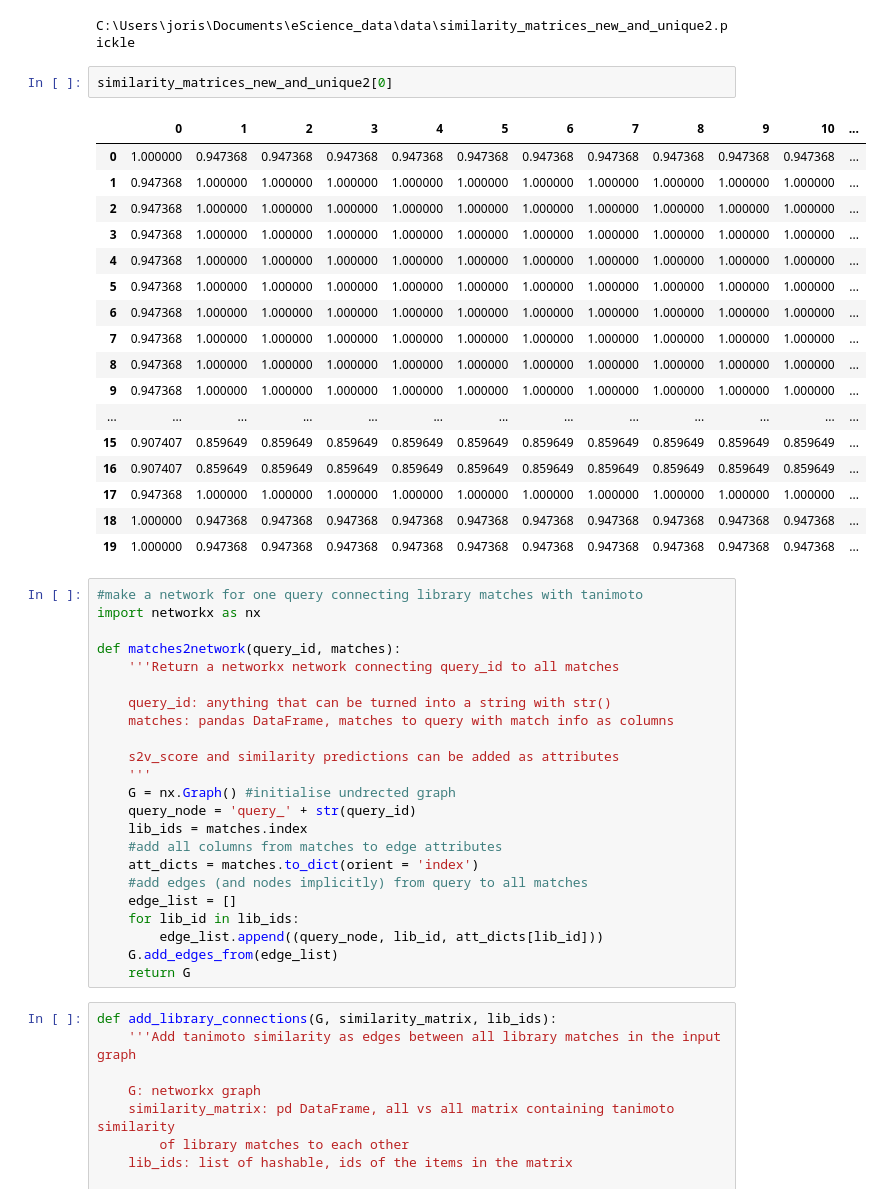
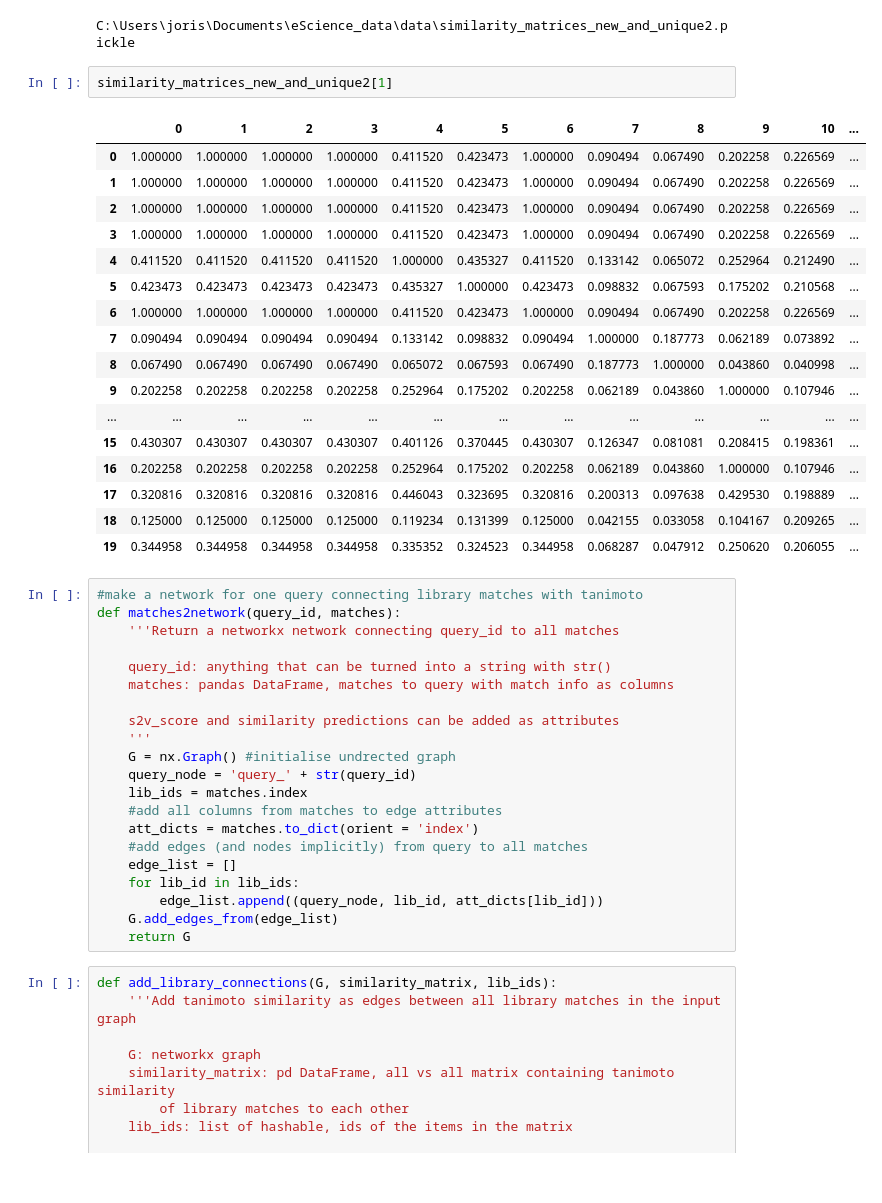
Before and after one commit to louwenjjr/improve_library_matching, a Jupyter notebook: 4-networks.ipynb, the cells around one changed output. Drawn from its saved outputs; the diff is of its cells as text.

```diff
--- a/4-networks.ipynb
+++ b/4-networks.ipynb
@@ -155,29 +178,27 @@ else:
 # %% [output]
 C:\Users\joris\Documents\eScience_data\data\similarity_matrices_new_and_unique2.pickle
 # %%
-similarity_matrices_new_and_unique2[0]
+similarity_matrices_new_and_unique2[1]
 # %% [output]
 |  | 0 | 1 | 2 | 3 | 4 | 5 | 6 | 7 | 8 | 9 | 10 | ... |
-| 0 | 1.000000 | 0.947368 | 0.947368 | 0.947368 | 0.947368 | 0.947368 | 0.947368 | 0.947368 | 0.947368 | 0.947368 | 0.947368 | ... |
-| 1 | 0.947368 | 1.000000 | 1.000000 | 1.000000 | 1.000000 | 1.000000 | 1.000000 | 1.000000 | 1.000000 | 1.000000 | 1.000000 | ... |
-| 2 | 0.947368 | 1.000000 | 1.000000 | 1.000000 | 1.000000 | 1.000000 | 1.000000 | 1.000000 | 1.000000 | 1.000000 | 1.000000 | ... |
-| 3 | 0.947368 | 1.000000 | 1.000000 | 1.000000 | 1.000000 | 1.000000 | 1.000000 | 1.000000 | 1.000000 | 1.000000 | 1.000000 | ... |
-| 4 | 0.947368 | 1.000000 | 1.000000 | 1.000000 | 1.000000 | 1.000000 | 1.000000 | 1.000000 | 1.000000 | 1.000000 | 1.000000 | ... |
-| 5 | 0.947368 | 1.000000 | 1.000000 | 1.000000 | 1.000000 | 1.000000 | 1.000000 | 1.000000 | 1.000000 | 1.000000 | 1.000000 | ... |
-| 6 | 0.947368 | 1.000000 | 1.000000 | 1.000000 | 1.000000 | 1.000000 | 1.000000 | 1.000000 | 1.000000 | 1.000000 | 1.000000 | ... |
-| 7 | 0.947368 | 1.000000 | 1.000000 | 1.000000 | 1.000000 | 1.000000 | 1.000000 | 1.000000 | 1.000000 | 1.000000 | 1.000000 | ... |
-| 8 | 0.947368 | 1.000000 | 1.000000 | 1.000000 | 1.000000 | 1.000000 | 1.000000 | 1.000000 | 1.000000 | 1.000000 | 1.000000 | ... |
-| 9 | 0.947368 | 1.000000 | 1.000000 | 1.000000 | 1.000000 | 1.000000 | 1.000000 | 1.000000 | 1.000000 | 1.000000 | 1.000000 | ... |
+| 0 | 1.000000 | 1.000000 | 1.000000 | 1.000000 | 0.411520 | 0.423473 | 1.000000 | 0.090494 | 0.067490 | 0.202258 | 0.226569 | ... |
+| 1 | 1.000000 | 1.000000 | 1.000000 | 1.000000 | 0.411520 | 0.423473 | 1.000000 | 0.090494 | 0.067490 | 0.202258 | 0.226569 | ... |
+| 2 | 1.000000 | 1.000000 | 1.000000 | 1.000000 | 0.411520 | 0.423473 | 1.000000 | 0.090494 | 0.067490 | 0.202258 | 0.226569 | ... |
+| 3 | 1.000000 | 1.000000 | 1.000000 | 1.000000 | 0.411520 | 0.423473 | 1.000000 | 0.090494 | 0.067490 | 0.202258 | 0.226569 | ... |
+| 4 | 0.411520 | 0.411520 | 0.411520 | 0.411520 | 1.000000 | 0.435327 | 0.411520 | 0.133142 | 0.065072 | 0.252964 | 0.212490 | ... |
+| 5 | 0.423473 | 0.423473 | 0.423473 | 0.423473 | 0.435327 | 1.000000 | 0.423473 | 0.098832 | 0.067593 | 0.175202 | 0.210568 | ... |
+| 6 | 1.000000 | 1.000000 | 1.000000 | 1.000000 | 0.411520 | 0.423473 | 1.000000 | 0.090494 | 0.067490 | 0.202258 | 0.226569 | ... |
+| 7 | 0.090494 | 0.090494 | 0.090494 | 0.090494 | 0.133142 | 0.098832 | 0.090494 | 1.000000 | 0.187773 | 0.062189 | 0.073892 | ... |
+| 8 | 0.067490 | 0.067490 | 0.067490 | 0.067490 | 0.065072 | 0.067593 | 0.067490 | 0.187773 | 1.000000 | 0.043860 | 0.040998 | ... |
+| 9 | 0.202258 | 0.202258 | 0.202258 | 0.202258 | 0.252964 | 0.175202 | 0.202258 | 0.062189 | 0.043860 | 1.000000 | 0.107946 | ... |
 | ... | ... | ... | ... | ... | ... | ... | ... | ... | ... | ... | ... | ... |
-| 15 | 0.907407 | 0.859649 | 0.859649 | 0.859649 | 0.859649 | 0.859649 | 0.859649 | 0.859649 | 0.859649 | 0.859649 | 0.859649 | ... |
-| 16 | 0.907407 | 0.859649 | 0.859649 | 0.859649 | 0.859649 | 0.859649 | 0.859649 | 0.859649 | 0.859649 | 0.859649 | 0.859649 | ... |
-| 17 | 0.947368 | 1.000000 | 1.000000 | 1.000000 | 1.000000 | 1.000000 | 1.000000 | 1.000000 | 1.000000 | 1.000000 | 1.000000 | ... |
-| 18 | 1.000000 | 0.947368 | 0.947368 | 0.947368 | 0.947368 | 0.947368 | 0.947368 | 0.947368 | 0.947368 | 0.947368 | 0.947368 | ... |
-| 19 | 1.000000 | 0.947368 | 0.947368 | 0.947368 | 0.947368 | 0.947368 | 0.947368 | 0.947368 | 0.947368 | 0.947368 | 0.947368 | ... |
+| 15 | 0.430307 | 0.430307 | 0.430307 | 0.430307 | 0.401126 | 0.370445 | 0.430307 | 0.126347 | 0.081081 | 0.208415 | 0.198361 | ... |
+| 16 | 0.202258 | 0.202258 | 0.202258 | 0.202258 | 0.252964 | 0.175202 | 0.202258 | 0.062189 | 0.043860 | 1.000000 | 0.107946 | ... |
+| 17 | 0.320816 | 0.320816 | 0.320816 | 0.320816 | 0.446043 | 0.323695 | 0.320816 | 0.200313 | 0.097638 | 0.429530 | 0.198889 | ... |
+| 18 | 0.125000 | 0.125000 | 0.125000 | 0.125000 | 0.119234 | 0.131399 | 0.125000 | 0.042155 | 0.033058 | 0.104167 | 0.209265 | ... |
+| 19 | 0.344958 | 0.344958 | 0.344958 | 0.344958 | 0.335352 | 0.324523 | 0.344958 | 0.068287 | 0.047912 | 0.250620 | 0.206055 | ... |
 # %%
 #make a network for one query connecting library matches with tanimoto
-import networkx as nx
-
 def matches2network(query_id, matches):
     '''Return a networkx network connecting query_id to all matches
 
```
Also changed, not shown: parts of 13 cells of this notebook.
